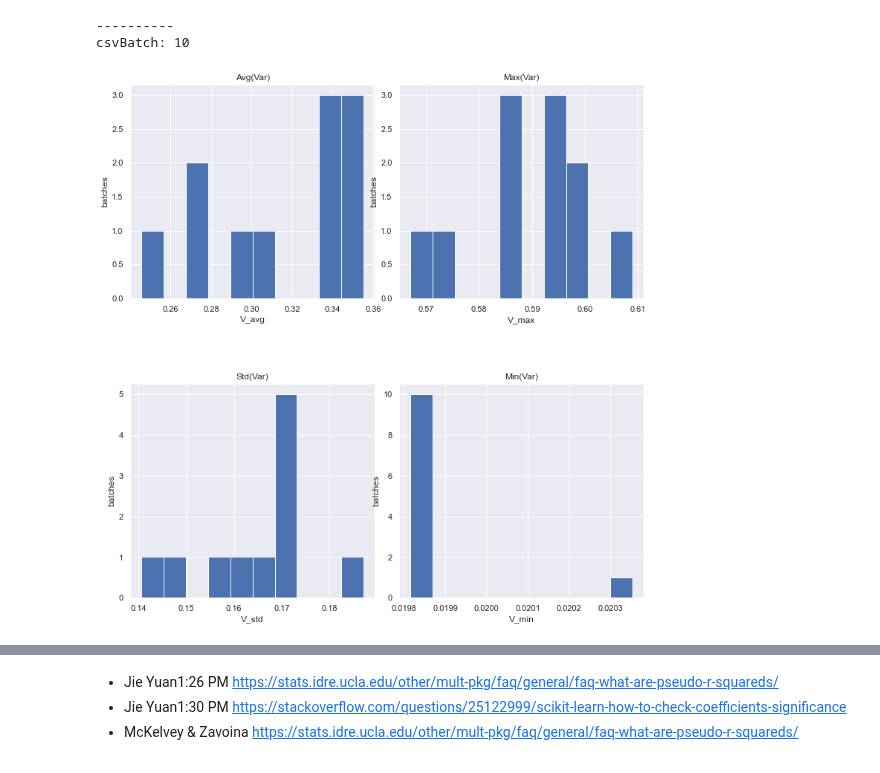
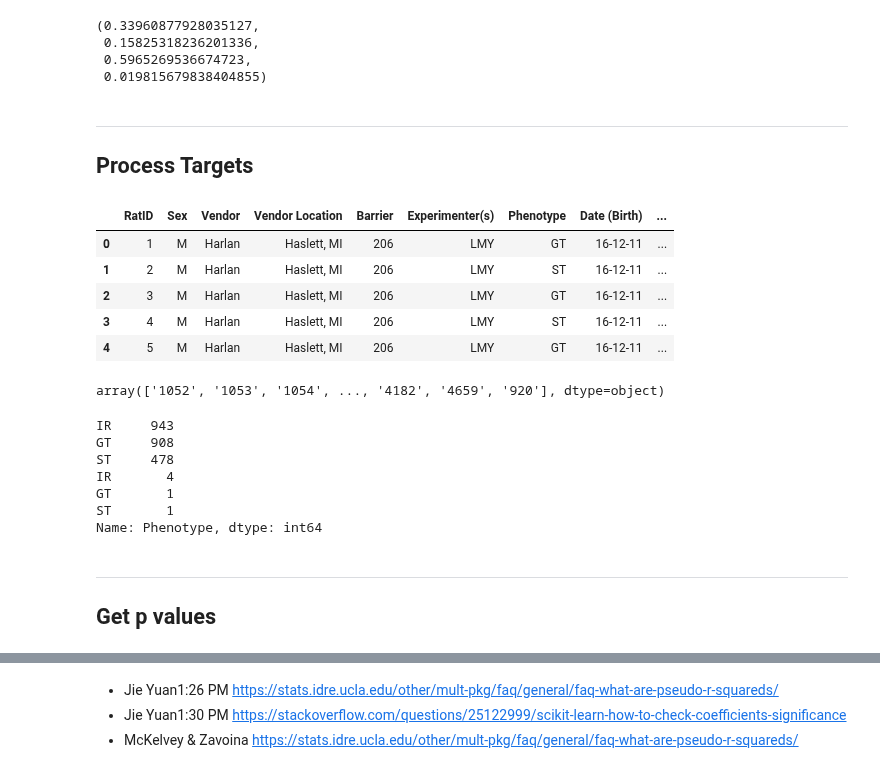
Before and after one commit to Unique-Divine/GANs-for-Genomics, a Jupyter notebook: Sandbox.ipynb, the cells around one changed output, grey strips where cells are left out. Drawn from its saved outputs; the diff is of its cells as text; code cells hidden in the pictures.

Commit message:
Began pre-processing to get target matrix

```diff
--- a/Sandbox.ipynb
+++ b/Sandbox.ipynb
@@ -102,13 +122,43 @@ V_info
-# %%
-if __name__ == "__main__":
-    try:
-        main()
-    except KeyboardInterrupt:
-        print("stopped")
-# %% [output]
-----------
-csvBatch: 10
-[figure, removed]
+# %%
+varAnalysis(X=X)
+# %% [output]
+(0.33960877928035127,
+ 0.15825318236201336,
+ 0.5965269536674723,
+ 0.019815679838404855)
+# %% [markdown]
+----
+
+## Process Targets
+# %%
+df = pd.read_csv("targets.csv")
+df.head()
+# %% [output]
+|  | RatID | Sex | Vendor | Vendor Location | Barrier | Experimenter(s) | Phenotype | Date (Birth) | ... |
+| 0 | 1 | M | Harlan | Haslett, MI | 206 | LMY | GT | 16-12-11 | ... |
+| 1 | 2 | M | Harlan | Haslett, MI | 206 | LMY | ST | 16-12-11 | ... |
+| 2 | 3 | M | Harlan | Haslett, MI | 206 | LMY | GT | 16-12-11 | ... |
+| 3 | 4 | M | Harlan | Haslett, MI | 206 | LMY | ST | 16-12-11 | ... |
+| 4 | 5 | M | Harlan | Haslett, MI | 206 | LMY | GT | 16-12-11 | ... |
+# %%
+miceIDs = np.array(data.columns)[1:]
+miceIDs
+# %% [output]
+array(['1052', '1053', '1054', ..., '4182', '4659', '920'], dtype=object)
+# %%
+df.loc[(df["Vendor"] == "Charles River")]["Phenotype"].value_counts()
+# %% [output]
+IR     943
+GT     908
+ST     478
+IR       4
+GT       1
+ST       1
+Name: Phenotype, dtype: int64
+# %% [markdown]
+----
+
+## Get p values
 # %%
 from sklearn.linear_model import SGDClassifier
 import warnings
```
Also changed, not shown: parts of 9 cells of this notebook.
